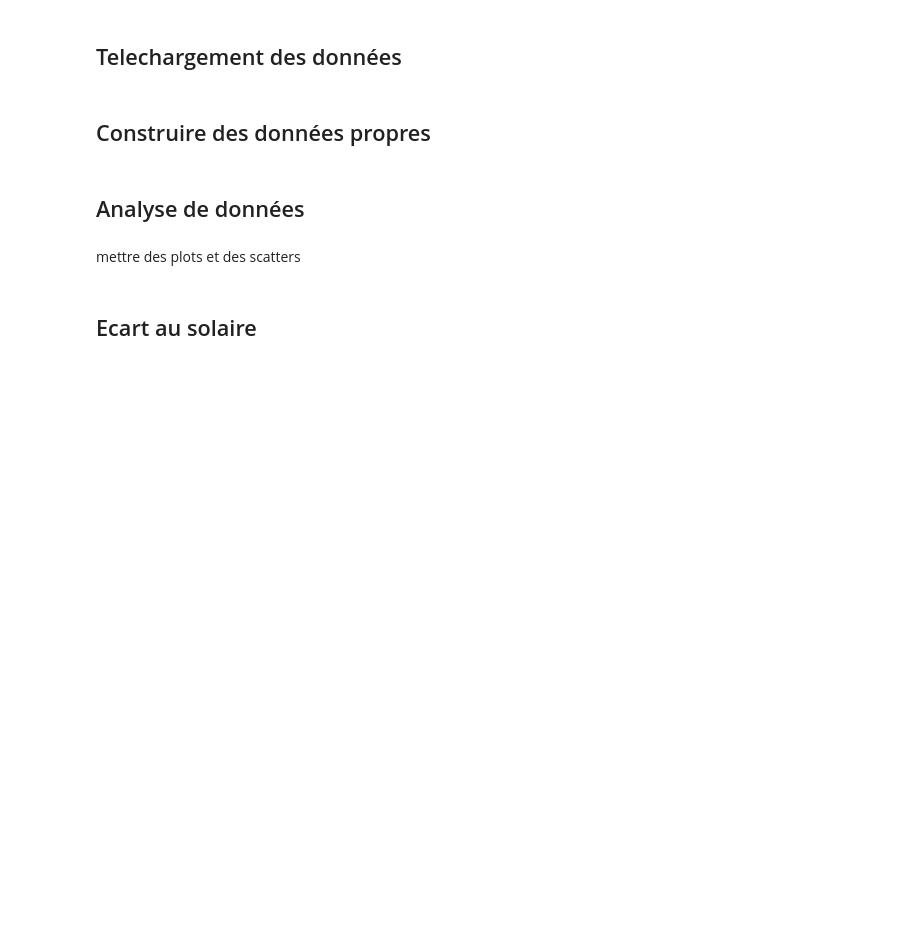
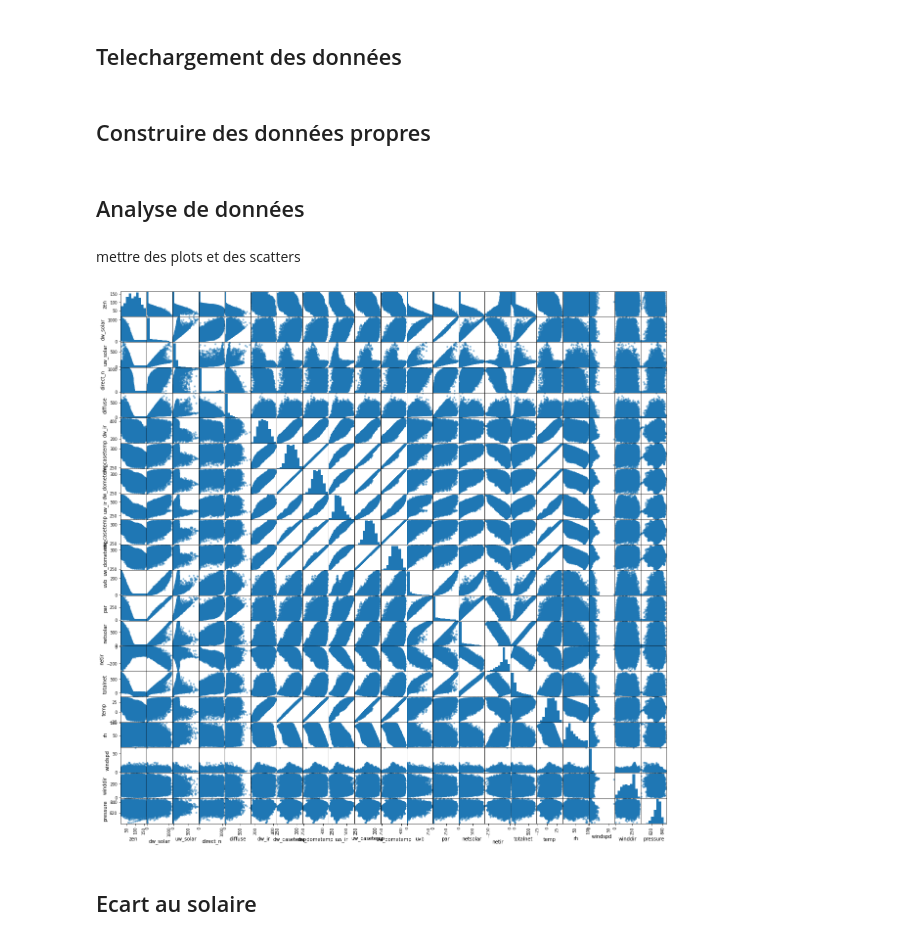
Before and after one commit to pierreberranger/Challenge_Solaire, a Jupyter notebook: challenge_solaire.ipynb, the cells around one changed output. Drawn from its saved outputs; the diff is of its cells as text; code cells hidden in the pictures; blank space fills up the shorter version.

```diff
--- a/challenge_solaire.ipynb
+++ b/challenge_solaire.ipynb
@@ -72,6 +74,11 @@ df_cleaned = pd.read_csv("cleaned_data.csv")
 df_cleaned["Date"] = df_cleaned["Date"].map(lambda x : datetime.datetime.strptime(x, "%Y-%m-%d %H:%M:%S"))
 df_cleaned.set_index("Date", inplace=True)
 df_cleaned
+# %%
+scatter_matrix(df_cleaned, alpha=0.5, s=60,
+               figsize=(20, 20));
+# %% [output]
+[figure, added]
 # %% [markdown]
 ## Ecart au solaire
 # %%
```
Also changed, not shown: parts of 5 cells of this notebook.
